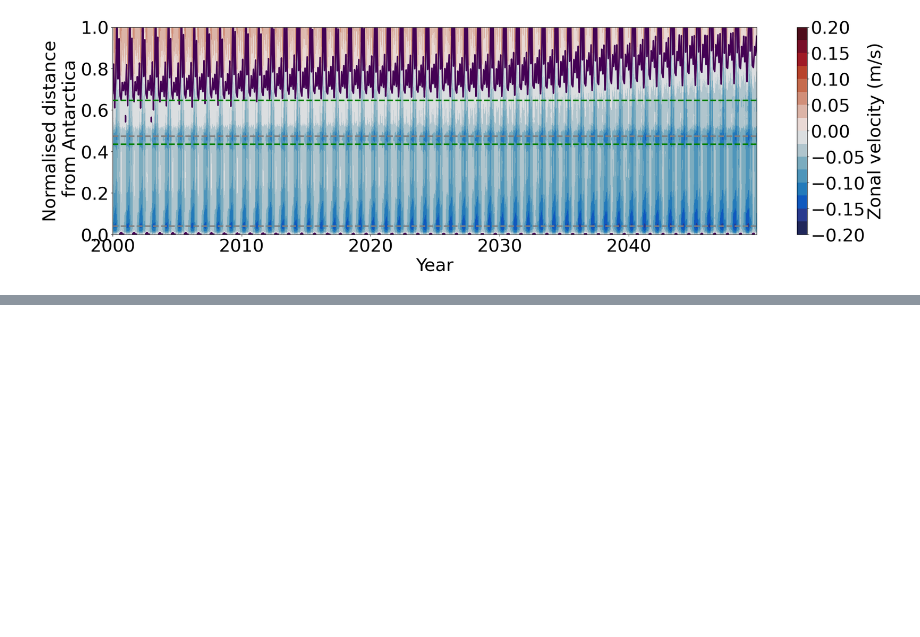
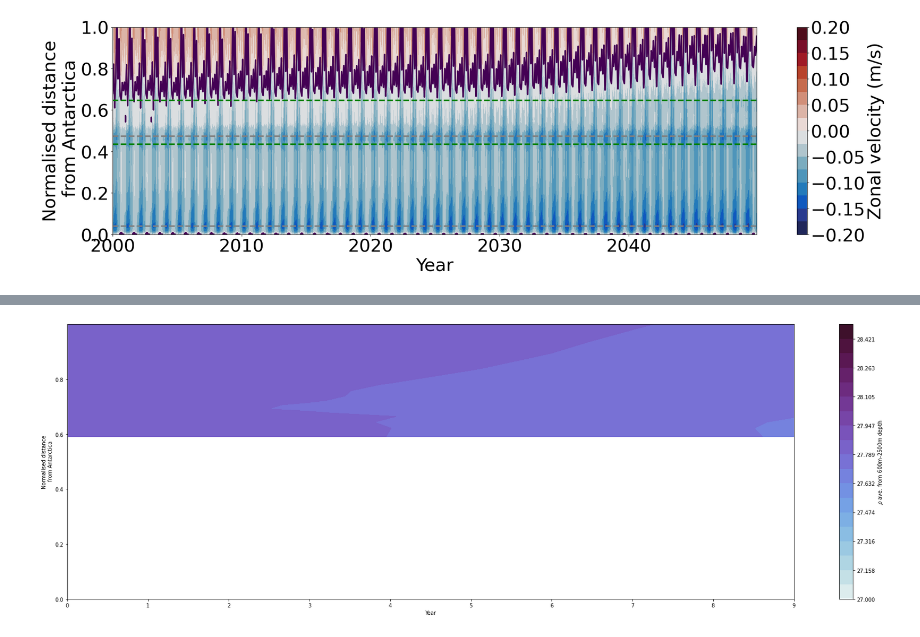
Before and after one commit to ongqingyee/MW-perturb-ASC, a Jupyter notebook: plotting_scripts/FIGCircumpolar_av_MW_isobath.ipynb, the cells around one changed output, grey strips where cells are left out. Saved outputs shown, nothing was run; the diff lists cells and outputs as text; code cells hidden in the pictures; blank space fills up the shorter version.

```diff
--- a/plotting_scripts/FIGCircumpolar_av_MW_isobath.ipynb
+++ b/plotting_scripts/FIGCircumpolar_av_MW_isobath.ipynb
@@ -876,0 +1019,5 @@ plt.tight_layout()
+# %%
+bins_isobath_2500 = st_edges_ocean.sel(st_edges_ocean = slice(0,2500)).values
+#uV_sum_2500 = histogram(hu, bins = bins_isobath, dim = ['yu_ocean', 'xu_ocean'],\
+#                   weights = volume_u.sel(st_ocean = slice(0,2500))*u.sel(st_ocean = slice(0,2500)))
+#uV_sum_2500.load()
@@ -876,0 +1054,4 @@ plt.tight_layout()
+# %%
+density = cc.querying.getvar(expt, 'pot_rho_0', session, start_time=start_time, end_time=end_time, frequency='1 monthly')#, ncfile="ocean.nc")
+density = density.sel(time=slice(start_time,end_time)).sel(yt_ocean=lat_slice)
+density
@@ -876,0 +1120,3 @@ plt.tight_layout()
+# %%
+density_houvmoller = xr.open_mfdataset('density_600_2500m_mean_houvmoller_isobath.nc').histogram_ht\
+    .assign_coords(st_ocean = density.sel(st_ocean = slice(0,2500)).st_ocean) - 1000
@@ -876,0 +1151,4 @@ plt.tight_layout()
+# %%
+A_sum = histogram(ht, bins = bins_isobath_2500, dim = ['yt_ocean', 'xt_ocean'], weights = area_t)
+
+normalised_area_cumsum = A_sum.cumsum('ht_bin')/np.nansum(A_sum)
@@ -876,0 +1182,34 @@ plt.tight_layout()
+# %%
+import cmocean
+fig, ax = plt.subplots( figsize = (25,8), sharex = True)
+levels = np.linspace(27,28.5,20)
+
+cmap = plt.contourf(density_houvmoller.time, normalised_area_cumsum,\
+             density_houvmoller.sel(st_ocean = 600, method = 'nearest').T, levels = levels, cmap = cmocean.cm.dense)
+plt.contour(density_houvmoller.time, normalised_area_cumsum,\
+            density_houvmoller.sel(st_ocean = 600, method = 'nearest').T, levels = [-0.0], c = 'k', linewidths  = 3)
+
+'''
+#plt.plot(u_houvmoller.time, ASC_umin_dist,  c = 'k', lw  = 3, linestyle = 'dashed')
+plt.plot(rho_houvmoller.time, np.ones(600)*normalised_area_cumsum[isobath600m.values].values, \
+         c = 'g', lw  = 3, linestyle = 'dashed')
+plt.plot(rho_houvmoller.time, np.ones(600)*normalised_area_cumsum[isobath750m.values].values, \
+         c = 'gray', lw  = 3, linestyle = 'dashed')
+
+plt.plot(rho_houvmoller.time, np.ones(600)*normalised_area_cumsum[isobath2000m.values].values, \
+         c = 'g', lw  = 3, linestyle = 'dashed')
+
+plt.plot(rho_houvmoller.time, np.ones(600)*normalised_area_cumsum[isobath200m.values].values, \
+         c = 'gray', lw  = 3, linestyle = 'dashed')
+'''
+
+#cmap = ax[1].imshow(u_houvmoller.isel(st_ocean = 0).sel(hu_bin = slice(0,3000)).histogram_hu.T,  cmap = cmocean.balance)
+plt.colorbar(cmap, orientation = 'vertical', label = r'$\rho$ at 600m depth')
+#ax.set_xticks(density_houvmoller.time[::120])
+#ax.set_xticklabels(np.arange(2000,2050, 10))
+ax.set_ylabel('Normalised distance\n from Antarctica')
+ax.set_xlabel('Year')
+
+plt.tight_layout()
+# %% [output]
+[figure, added]
```
Also changed, not shown: parts of 60 cells of this notebook.
